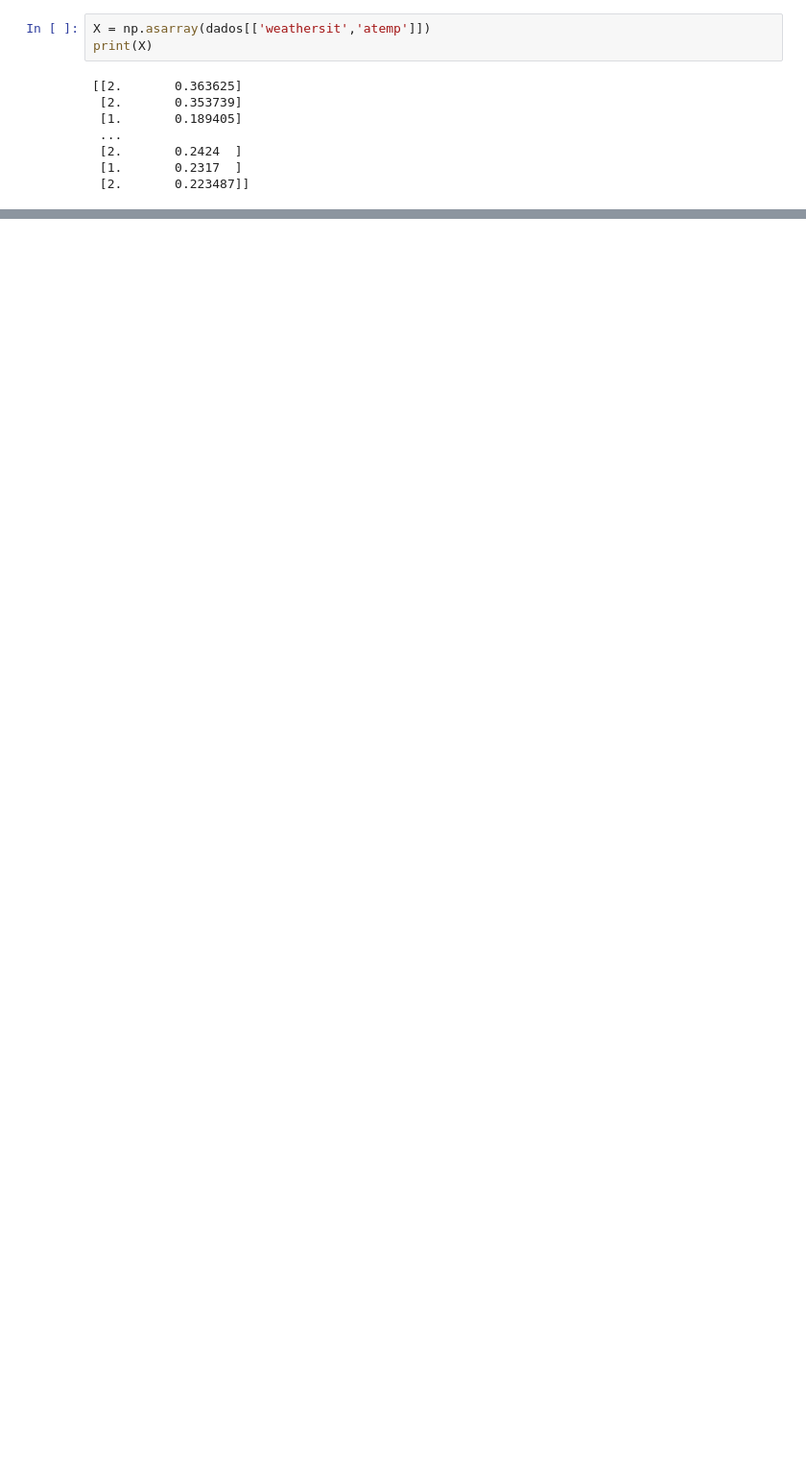
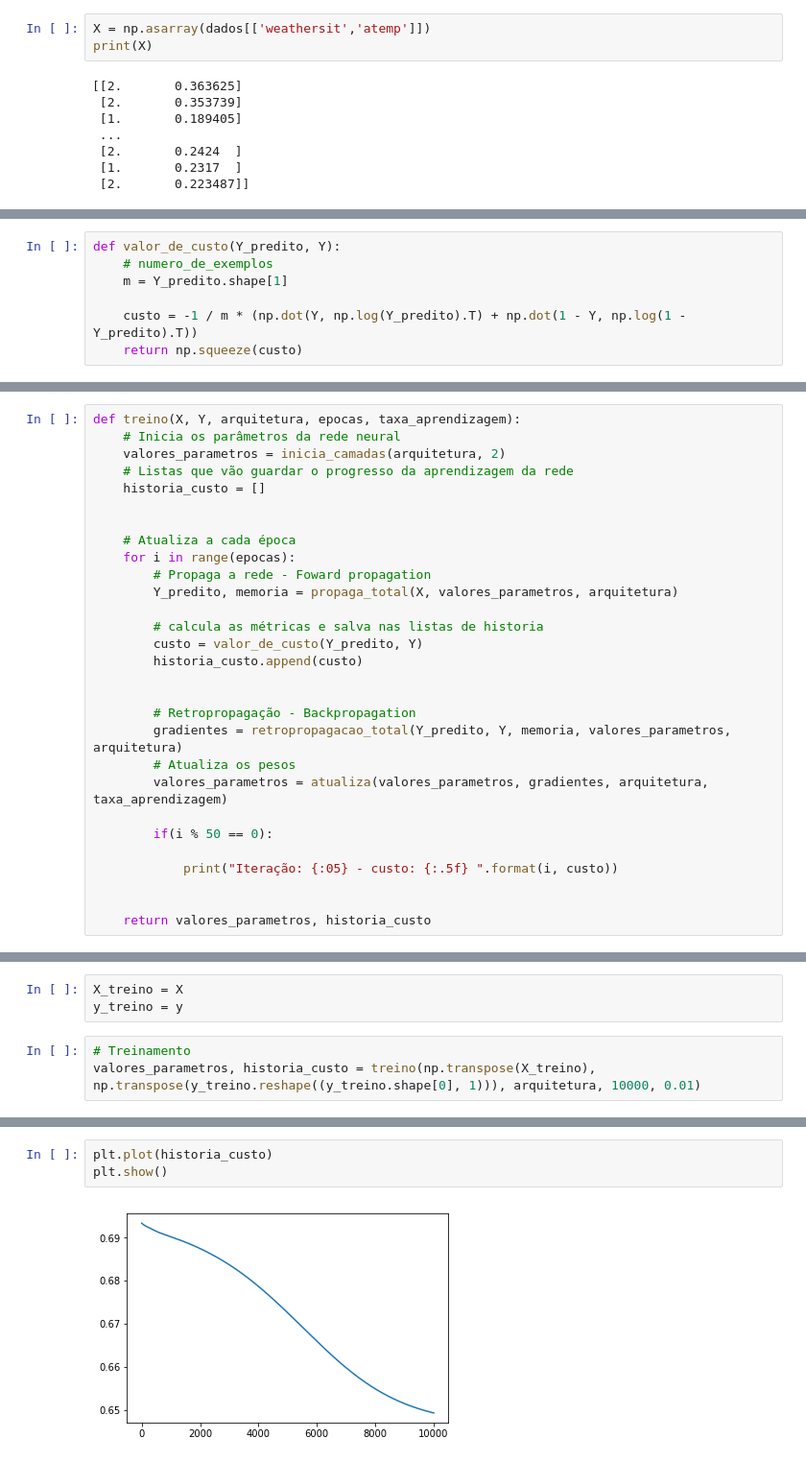
Before and after one commit to alura-cursos/redes-neurais, a Jupyter notebook: Bikes.ipynb, the cells around one changed output, grey strips where cells are left out. Shown at 96% size. Drawn from its saved outputs; the diff is of its cells as text; blank space fills up the shorter version.

```diff
--- a/Bikes.ipynb
+++ b/Bikes.ipynb
@@ -237,0 +141,7 @@ def atualiza(valores_parametros, valores_gradiente, arquitetura, taxa_aprendizag
+# %%
+def valor_de_custo(Y_predito, Y):
+    # numero_de_exemplos
+    m = Y_predito.shape[1]
+
+    custo = -1 / m * (np.dot(Y, np.log(Y_predito).T) + np.dot(1 - Y, np.log(1 - Y_predito).T))
+    return np.squeeze(custo)
@@ -237,0 +215,29 @@ def atualiza(valores_parametros, valores_gradiente, arquitetura, taxa_aprendizag
+# %%
+def treino(X, Y, arquitetura, epocas, taxa_aprendizagem):
+    # Inicia os parâmetros da rede neural
+    valores_parametros = inicia_camadas(arquitetura, 2)
+    # Listas que vão guardar o progresso da aprendizagem da rede
+    historia_custo = []
+
+
+    # Atualiza a cada época
+    for i in range(epocas):
+        # Propaga a rede - Foward propagation
+        Y_predito, memoria = propaga_total(X, valores_parametros, arquitetura)
+
+        # calcula as métricas e salva nas listas de historia
+        custo = valor_de_custo(Y_predito, Y)
+        historia_custo.append(custo)
+
+
+        # Retropropagação - Backpropagation
+        gradientes = retropropagacao_total(Y_predito, Y, memoria, valores_parametros, arquitetura)
+        # Atualiza os pesos
+        valores_parametros = atualiza(valores_parametros, gradientes, arquitetura, taxa_aprendizagem)
+
+        if(i % 50 == 0):
+
+            print("Iteração: {:05} - custo: {:.5f} ".format(i, custo))
+
+
+    return valores_parametros, historia_custo
@@ -237,0 +256,6 @@ def atualiza(valores_parametros, valores_gradiente, arquitetura, taxa_aprendizag
+# %%
+X_treino = X
+y_treino = y
+# %%
+# Treinamento
+valores_parametros, historia_custo = treino(np.transpose(X_treino), np.transpose(y_treino.reshape((y_treino.shape[0], 1))), arquitetura, 10000, 0.01)
@@ -237,0 +280,5 @@ def atualiza(valores_parametros, valores_gradiente, arquitetura, taxa_aprendizag
+# %%
+plt.plot(historia_custo)
+plt.show()
+# %% [output]
+[figure, added]
```
Also changed, not shown: parts of 48 cells of this notebook.
